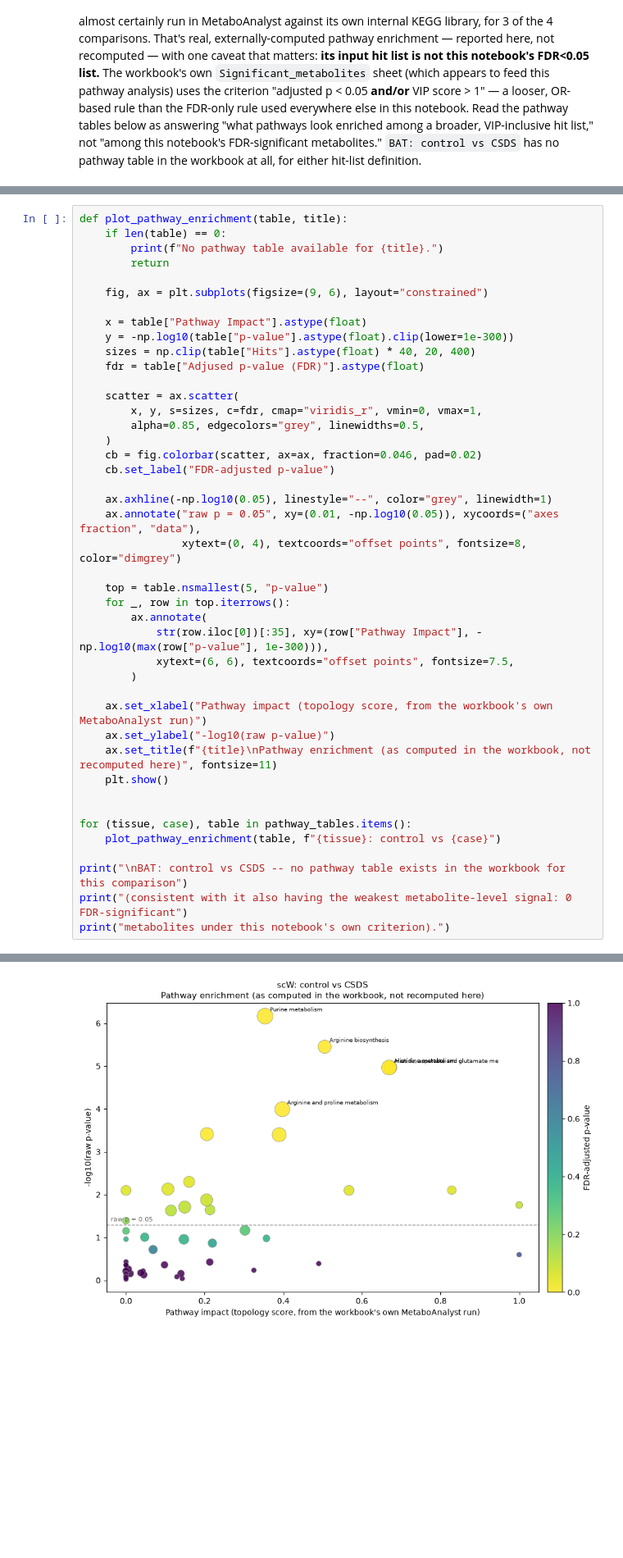
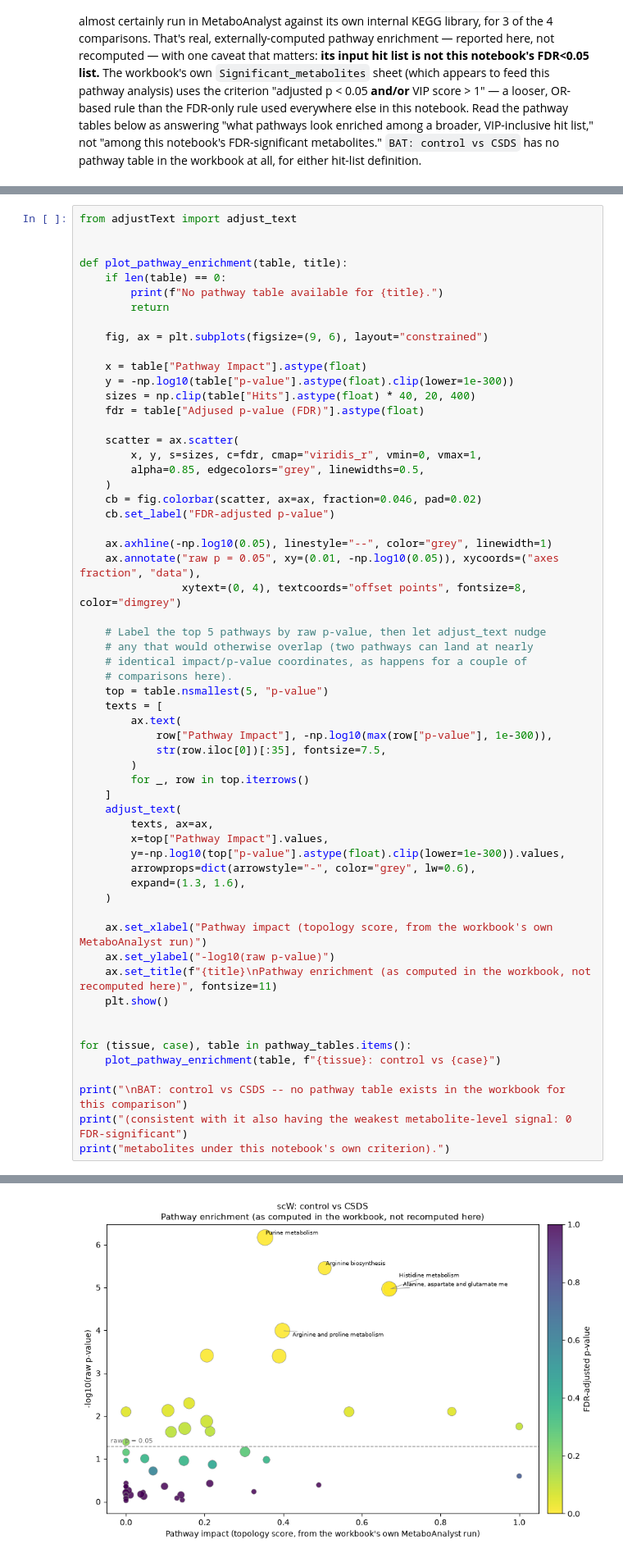
Before and after one commit to jovitaand/The-Effects-of-Stress-in-Gene-Expression-in-Adipose-Tissues, a Jupyter notebook: Corrected_Stress_Adipose_Metabolomics_Analysis.ipynb, the cells around one changed output, grey strips where cells are left out. Shown at 82% size. Saved outputs shown, nothing was run; the diff lists cells and outputs as text; blank space fills up the shorter version.

```diff
--- a/Corrected_Stress_Adipose_Metabolomics_Analysis.ipynb
+++ b/Corrected_Stress_Adipose_Metabolomics_Analysis.ipynb
@@ -355,6 +355,9 @@ pathway_tables[("scW", "CMVS")].head(10)
 | 8 | Glycine, serine and threonine met... | 34 | 7 | 0.001543 | 2.81180 | 0.115680 | ... |
 | 9 | Arginine and proline metabolism | 36 | 7 | 0.002195 | 2.65860 | 0.162410 | ... |
 # %%
+from adjustText import adjust_text
+
+
 def plot_pathway_enrichment(table, title):
     if len(table) == 0:
         print(f"No pathway table available for {title}.")
@@ -378,12 +381,25 @@ def plot_pathway_enrichment(table, title):
     ax.annotate("raw p = 0.05", xy=(0.01, -np.log10(0.05)), xycoords=("axes fraction", "data"),
                 xytext=(0, 4), textcoords="offset points", fontsize=8, color="dimgrey")
 
+    # Label the top 5 pathways by raw p-value, then let adjust_text nudge
+    # any that would otherwise overlap (two pathways can land at nearly
+    # identical impact/p-value coordinates, as happens for a couple of
+    # comparisons here).
     top = table.nsmallest(5, "p-value")
-    for _, row in top.iterrows():
-        ax.annotate(
-            str(row.iloc[0])[:35], xy=(row["Pathway Impact"], -np.log10(max(row["p-value"], 1e-300))),
-            xytext=(6, 6), textcoords="offset points", fontsize=7.5,
+    texts = [
+        ax.text(
+            row["Pathway Impact"], -np.log10(max(row["p-value"], 1e-300)),
+            str(row.iloc[0])[:35], fontsize=7.5,
         )
+        for _, row in top.iterrows()
+    ]
+    adjust_text(
+        texts, ax=ax,
+        x=top["Pathway Impact"].values,
+        y=-np.log10(top["p-value"].astype(float).clip(lower=1e-300)).values,
+        arrowprops=dict(arrowstyle="-", color="grey", lw=0.6),
+        expand=(1.3, 1.6),
+    )
 
     ax.set_xlabel("Pathway impact (topology score, from the workbook's own MetaboAnalyst run)")
     ax.set_ylabel("-log10(raw p-value)")
@@ -402 +418 @@ print("metabolites under this notebook's own criterion).")
-[figure, old version]
+[figure, new version]
```
Also changed, not shown: parts of 1 cell of this notebook, 4 other files.
